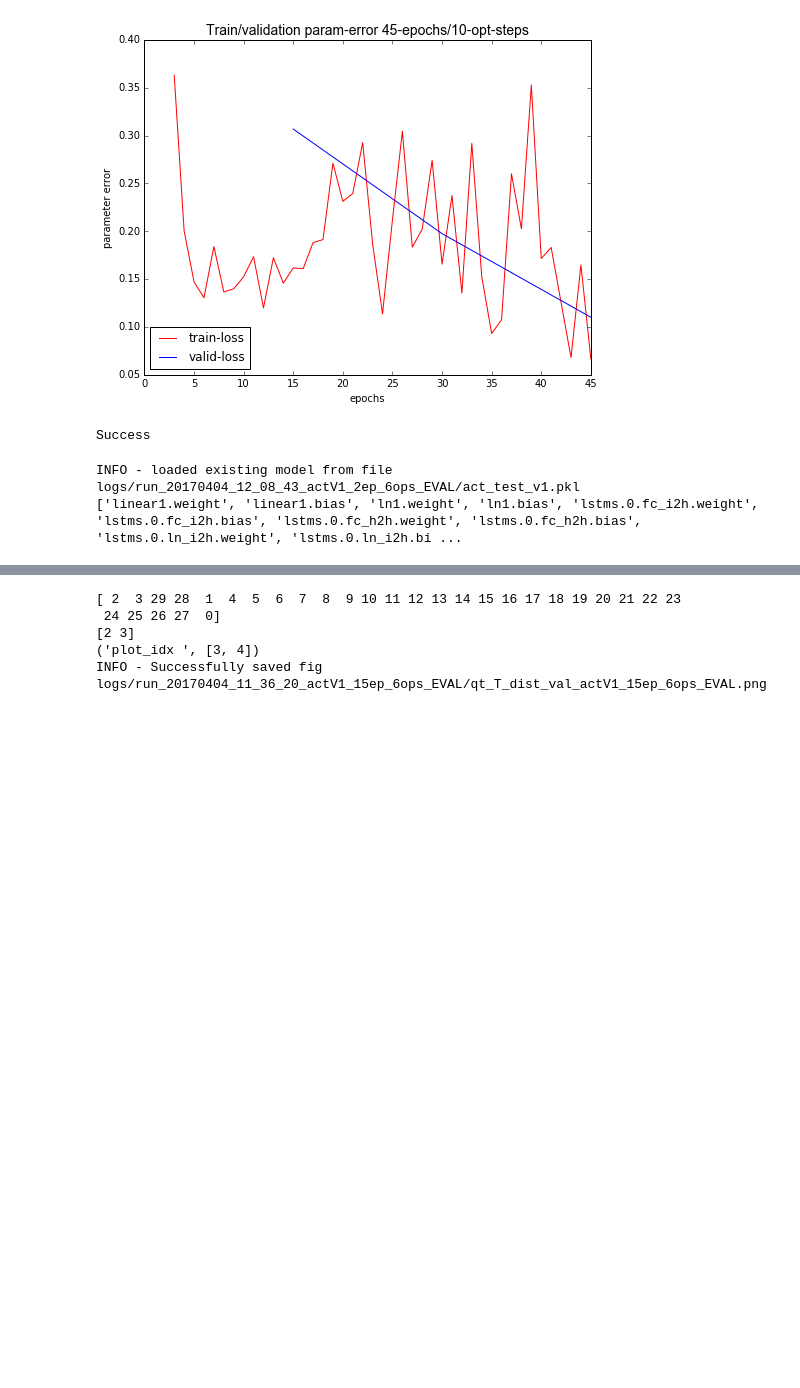
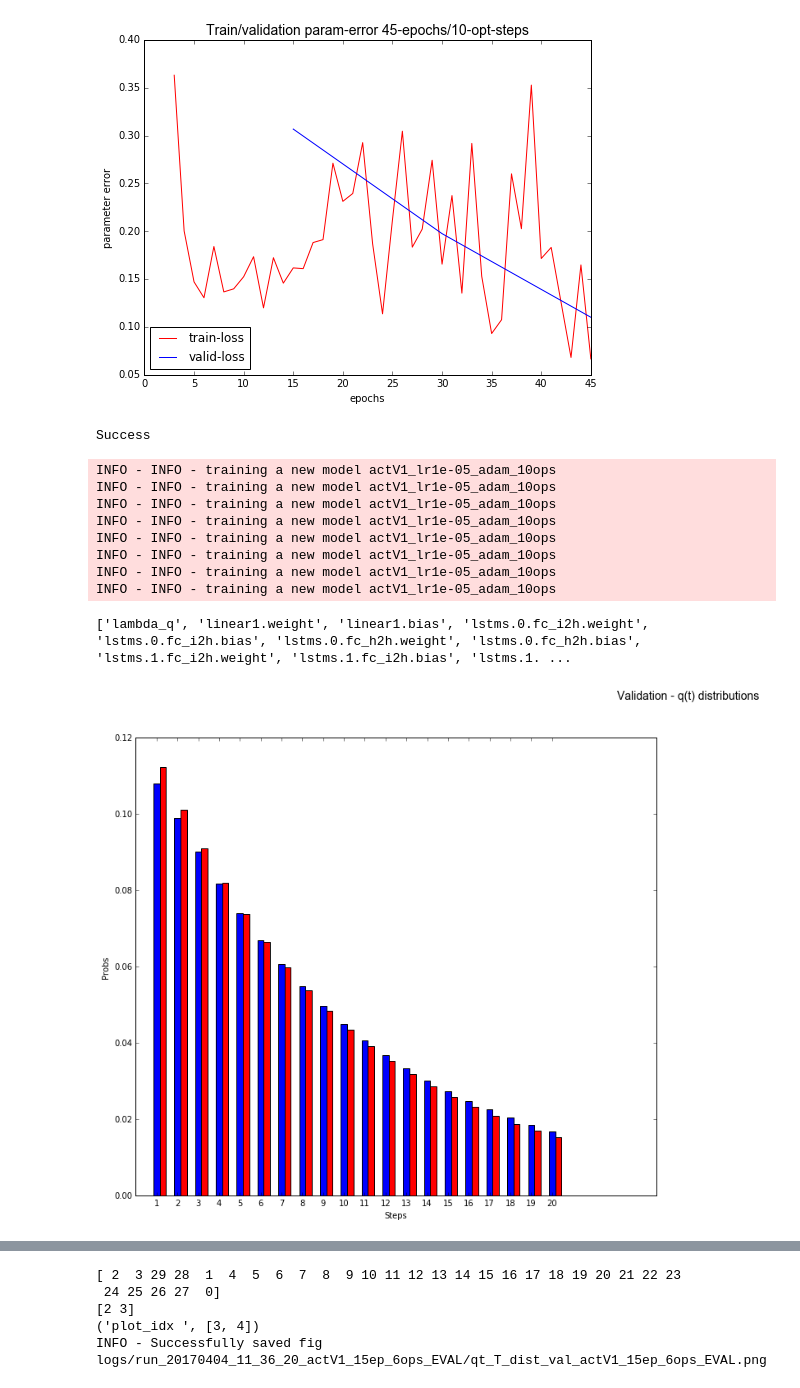
Before and after one commit to toologicbv/meta_learner, a Jupyter notebook: pytorch_expers.ipynb, the cells around one changed output, grey strips where cells are left out. Drawn from its saved outputs; the diff is of its cells as text; code cells hidden in the pictures; blank space fills up the shorter version.

```diff
--- a/pytorch_expers.ipynb
+++ b/pytorch_expers.ipynb
@@ -687,9 +613,21 @@ print("Success")
 # %% [output]
 Success
 # %%
-exper1 = get_experiment("run_20170404_12_08_43_actV1_2ep_6ops_EVAL")
-explogger = create_logger(exper1)
-model = get_model(exper1, retrain=True)
+exper1 = get_experiment("run_20170428_18_46_11_actV1_50ep_10ops_lr1e05_adam")
+explogger = create_logger(exper1, file_handler=False)
+model = get_model(exper1, exper1.args.poly_degree, logger=explogger)
 # %% [output]
-INFO - loaded existing model from file logs/run_20170404_12_08_43_actV1_2ep_6ops_EVAL/act_test_v1.pkl
-['linear1.weight', 'linear1.bias', 'ln1.weight', 'ln1.bias', 'lstms.0.fc_i2h.weight', 'lstms.0.fc_i2h.bias', 'lstms.0.fc_h2h.weight', 'lstms.0.fc_h2h.bias', 'lstms.0.ln_i2h.weight', 'lstms.0.ln_i2h.bi ...
+INFO - INFO - training a new model actV1_lr1e-05_adam_10ops
+INFO - INFO - training a new model actV1_lr1e-05_adam_10ops
+INFO - INFO - training a new model actV1_lr1e-05_adam_10ops
+INFO - INFO - training a new model actV1_lr1e-05_adam_10ops
+INFO - INFO - training a new model actV1_lr1e-05_adam_10ops
+INFO - INFO - training a new model actV1_lr1e-05_adam_10ops
+INFO - INFO - training a new model actV1_lr1e-05_adam_10ops
+INFO - INFO - training a new model actV1_lr1e-05_adam_10ops
+['lambda_q', 'linear1.weight', 'linear1.bias', 'lstms.0.fc_i2h.weight', 'lstms.0.fc_i2h.bias', 'lstms.0.fc_h2h.weight', 'lstms.0.fc_h2h.bias', 'lstms.1.fc_i2h.weight', 'lstms.1.fc_i2h.bias', 'lstms.1. ...
+# %%
+np.sum(exper1.val_stats["opt_step_hist"] != 0) == 1
+plot_qt_probs(exper1, data_set="val", show=True, plot_prior=True)
+# %% [output]
+[figure, added]
```
Also changed, not shown: parts of 28 cells of this notebook, 9 other files.
